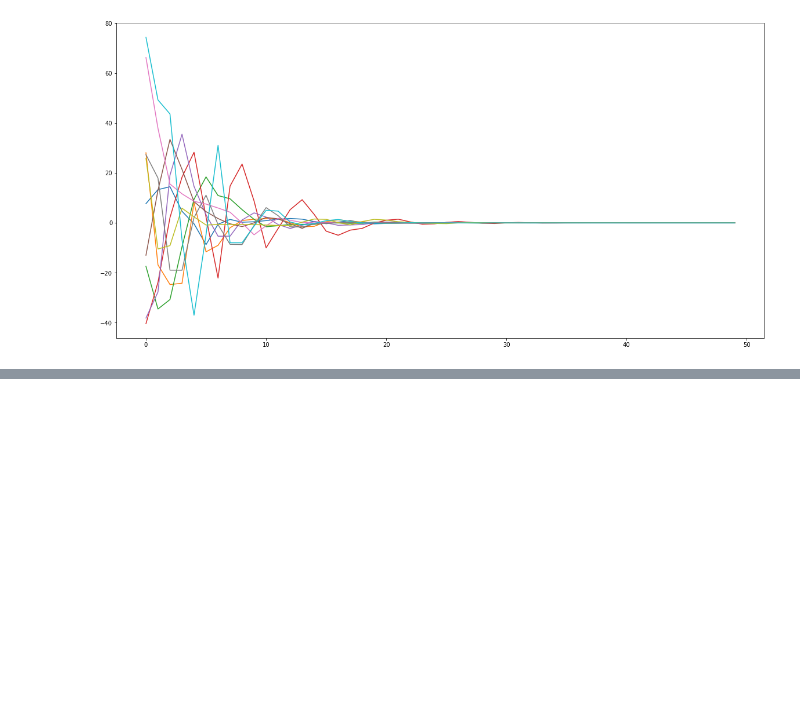
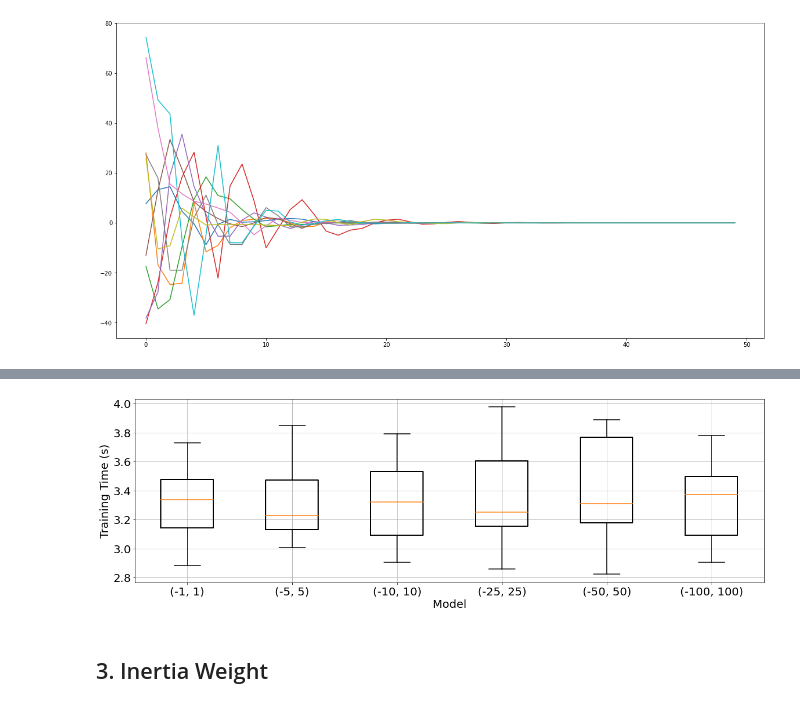
Before and after one commit to kymckay/f21bc-coursework, a Jupyter notebook: pso_research.ipynb, the cells around one changed output, grey strips where cells are left out. Saved outputs shown, nothing was run; the diff lists cells and outputs as text; code cells hidden in the pictures; blank space fills up the shorter version.

```diff
--- a/pso_research.ipynb
+++ b/pso_research.ipynb
@@ -87,0 +251,6 @@ plt.show()
+# %%
+graph_metrics(ss_ttime.T, search_space_labels, ylabel='Training Time (s)')
+# %% [output]
+[figure, added]
+# %% [markdown]
+## 3. Inertia Weight
```
Also changed, not shown: parts of 27 cells of this notebook.
